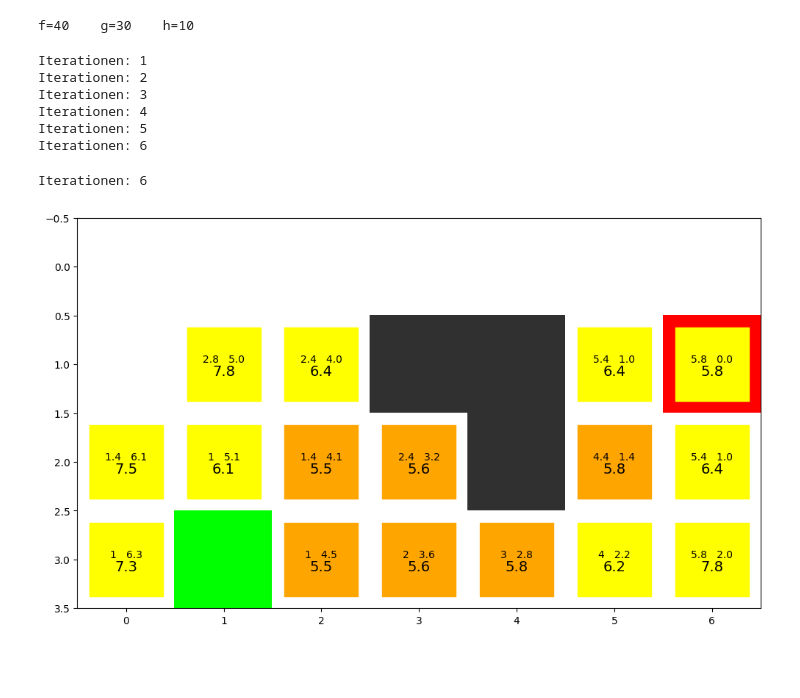
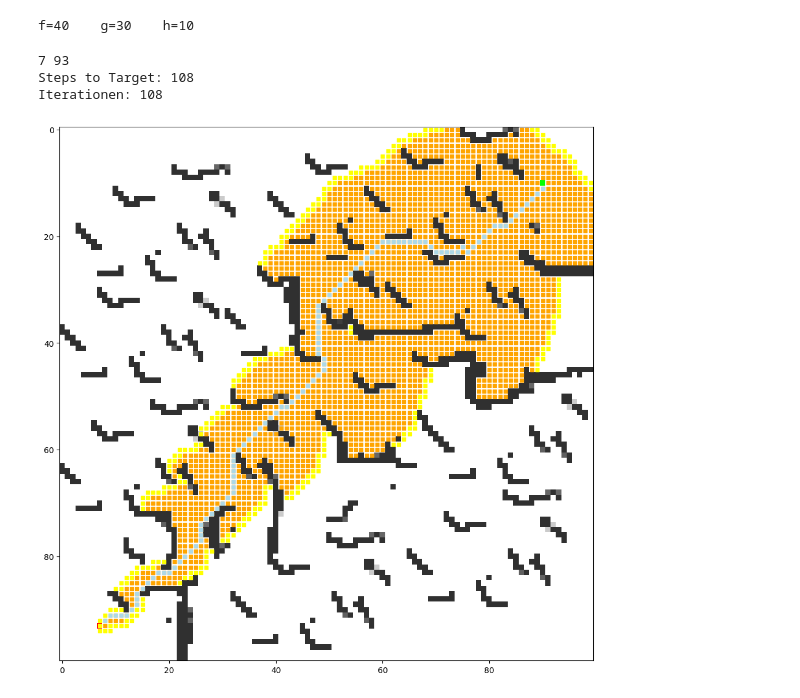
Before and after one commit to lukzimmermann/Algorithms, a Jupyter notebook: SearchBase/SearchBase.ipynb, the cells around one changed output. Saved outputs shown, nothing was run; the diff lists cells and outputs as text; code cells hidden in the pictures; blank space fills up the shorter version.

```diff
--- a/SearchBase/SearchBase.ipynb
+++ b/SearchBase/SearchBase.ipynb
@@ -80,16 +80,14 @@ Gibt eine List von Punkten zurück, die vom gegebenen Punkt benachbart sind. Wen
 - `point:Point`: Punkt von dem aus die benachbarten Punkte gesucht werden
 - `image`: Bildarray auf dem der Punkt ist
 # %%
-def getNextPoints(point:Point, image):
-    x = point.x
-    y = point.y
+def getNextPointsFromMap(point:Point, image):
     maxPos = image.shape
     nextPoints = []
     for i in np.arange(-1,2,1):
         for j in np.arange(-1,2,1):
             if i != 0 or j != 0:
-                xn = x+i
-                yn = y+j
+                xn = point.x+i
+                yn = point.y+j
                 if xn >= 0 and yn >= 0 and xn <= maxPos[1] and yn <= maxPos[0] and not isWall(Point(xn, yn), image):
                     if xn != startPoint.x or yn != startPoint.y:
                         if xn < image.shape[1] and yn < image.shape[0]:
@@ -109,6 +107,8 @@ def getPointFromList(point:Point, pointList:list[Point]):
 def isNeighbourPoint(pointOfIntrest:Point, potantialPoint:Point):
     if np.abs(pointOfIntrest.x - potantialPoint.x) >1 or np.abs(pointOfIntrest.y - potantialPoint.y) >1:
         return False
+    if pointOfIntrest.x == potantialPoint.x and pointOfIntrest.y == potantialPoint.y:
+        return False
     else: return True
 # %% [markdown]
 #### Function `calculateNextPoints`
@@ -118,7 +118,7 @@ Gibt eine List von Punkten zurück, die benachbart sind vom gegeben Punkt und be
 - `precision`: Auf wieviele Stellen nach dem Komma gerundet werden soll bezüglich der Kosten
 # %%
 def calculateNextPoints(point:Point, image, pointList:list[Point]=[]):
-    nextPoints = getNextPoints(point, image)
+    nextPoints = getNextPointsFromMap(point, image)
 
     distance = 1
     distanceDiagonal = 1.4
@@ -245,29 +256,17 @@ def printPlotDetail(pointList:list[Point], image, iterations, record=False):
 
     if record is True: plt.savefig(f'Test/{iterations}_Iteration_V2')
 # %%
-nextPoints = calculateNextPoints(startPoint, img)
-
+pointList = calculateNextPoints(startPoint, img)
+maxDimension = max(img.shape)
 distanceToTarget = float('inf')
 iterations = 0
-MAX_ITERATION = 100
+MAX_ITERATION = maxDimension**2
 
 while distanceToTarget > 1.5 and iterations < MAX_ITERATION:
-    point = getLowestUnvisitedFCostPoints(nextPoints)
+    point = getLowestUnvisitedFCostPoints(pointList)
     point.isVisited = True
     distanceToTarget = point.h_cost
-    nextPoints = calculateNextPoints(point, img, nextPoints)
+    pointList = calculateNextPoints(point, img, pointList)
     iterations += 1
-    printPlotDetail(nextPoints, img, iterations, True)
-    plt.close()
+    #printPlotDetail(pointList, img, iterations, True)
+    #plt.close()
-# %% [output]
-Iterationen: 1
-Iterationen: 2
-Iterationen: 3
-Iterationen: 4
-Iterationen: 5
-Iterationen: 6
-# %%
-printPlotDetail(nextPoints, img, iterations)
-# %% [output]
-Iterationen: 6
-[figure, removed]
@@ -273,0 +320,16 @@ Iterationen: 6
+# %%
+path, iterations= getPath(pointList)
+
+print(f'Steps to Target: {iterations}')
+
+maxDimension = max(img.shape)
+sd = 250000/maxDimension**2
+
+printPlotDetail(pointList, img, iterations)
+for p in path:
+    plt.scatter(p.x, p.y, c='lightblue', marker='s', s=sd)
+# %% [output]
+7 93
+Steps to Target: 108
+Iterationen: 108
+[figure, added]
```
Also changed, not shown: parts of 5 cells of this notebook, 2 other files.
